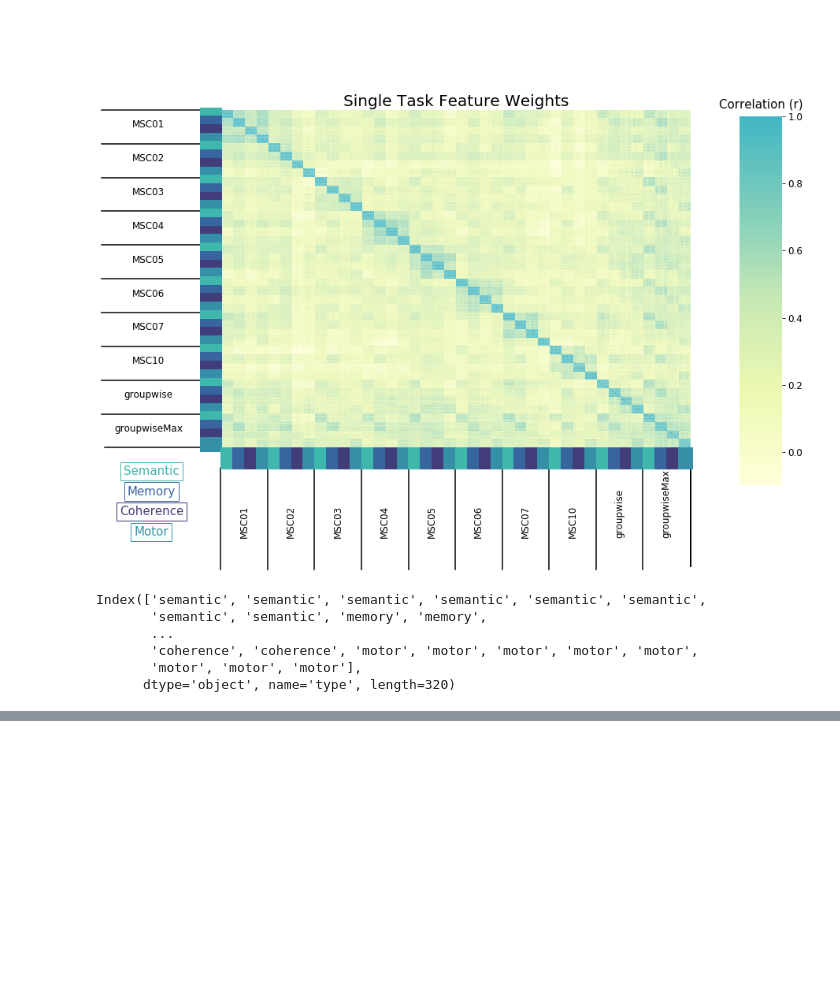
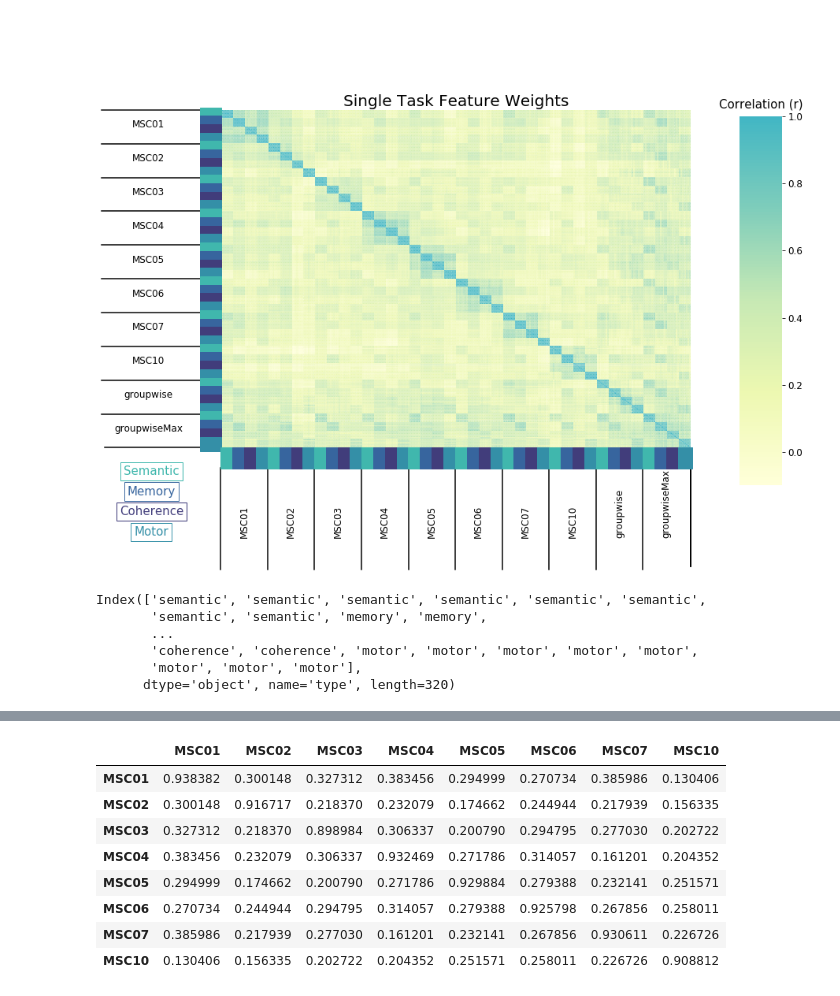
Before and after one commit to GrattonLab/Porteretal_taskprediction, a Jupyter notebook: code/pyScripts/Figures/clustermap.ipynb, the cells around one changed output, grey strips where cells are left out. Cells and saved outputs as stored; diff of their text form; code cells hidden in the pictures; blank space fills up the shorter version.

```diff
--- a/code/pyScripts/Figures/clustermap.ipynb
+++ b/code/pyScripts/Figures/clustermap.ipynb
@@ -493,0 +509,21 @@ Index(['semantic', 'semantic', 'semantic', 'semantic', 'semantic', 'semantic',
+# %%
+subList=['MSC01','MSC02','MSC03','MSC04','MSC05','MSC06','MSC07','MSC10']
+group = pd.DataFrame()
+for i in range(8):
+    folds_within_sub = pd.DataFrame()
+    for j in subList:
+        tmp = pd.read_csv(thisDir+'Ridge/ALL_Binary/fw/subj_folds/'+str(i)+j+'.csv', header= None).T
+        tmp.rename(columns = {0:str(j)},inplace=True)
+        folds_within_sub=pd.concat([folds_within_sub, tmp], axis=1)
+    folds_within_sub['fold'] = i
+    group=pd.concat([group, folds_within_sub])
+
+allTask_fw = group.pivot(columns = "fold")
+allTask_fw_corr = allTask_fw.corr()
+
+import numpy as np
+
+allTask_fw_corr.replace(1, np.nan, inplace=True)
+# %%
+remo_in=allTask_fw_corr.groupby(level = 0).mean()
+remo_col=remo_in.groupby(level = 0, axis = 1).mean()
@@ -493,0 +543,12 @@ Index(['semantic', 'semantic', 'semantic', 'semantic', 'semantic', 'semantic',
+# %%
+remo_col
+# %% [output]
+|  | MSC01 | MSC02 | MSC03 | MSC04 | MSC05 | MSC06 | MSC07 | MSC10 |
+| MSC01 | 0.938382 | 0.300148 | 0.327312 | 0.383456 | 0.294999 | 0.270734 | 0.385986 | 0.130406 |
+| MSC02 | 0.300148 | 0.916717 | 0.218370 | 0.232079 | 0.174662 | 0.244944 | 0.217939 | 0.156335 |
+| MSC03 | 0.327312 | 0.218370 | 0.898984 | 0.306337 | 0.200790 | 0.294795 | 0.277030 | 0.202722 |
+| MSC04 | 0.383456 | 0.232079 | 0.306337 | 0.932469 | 0.271786 | 0.314057 | 0.161201 | 0.204352 |
+| MSC05 | 0.294999 | 0.174662 | 0.200790 | 0.271786 | 0.929884 | 0.279388 | 0.232141 | 0.251571 |
+| MSC06 | 0.270734 | 0.244944 | 0.294795 | 0.314057 | 0.279388 | 0.925798 | 0.267856 | 0.258011 |
+| MSC07 | 0.385986 | 0.217939 | 0.277030 | 0.161201 | 0.232141 | 0.267856 | 0.930611 | 0.226726 |
+| MSC10 | 0.130406 | 0.156335 | 0.202722 | 0.204352 | 0.251571 | 0.258011 | 0.226726 | 0.908812 |
```
Also changed, not shown: parts of 9 cells of this notebook, 9 other files.
